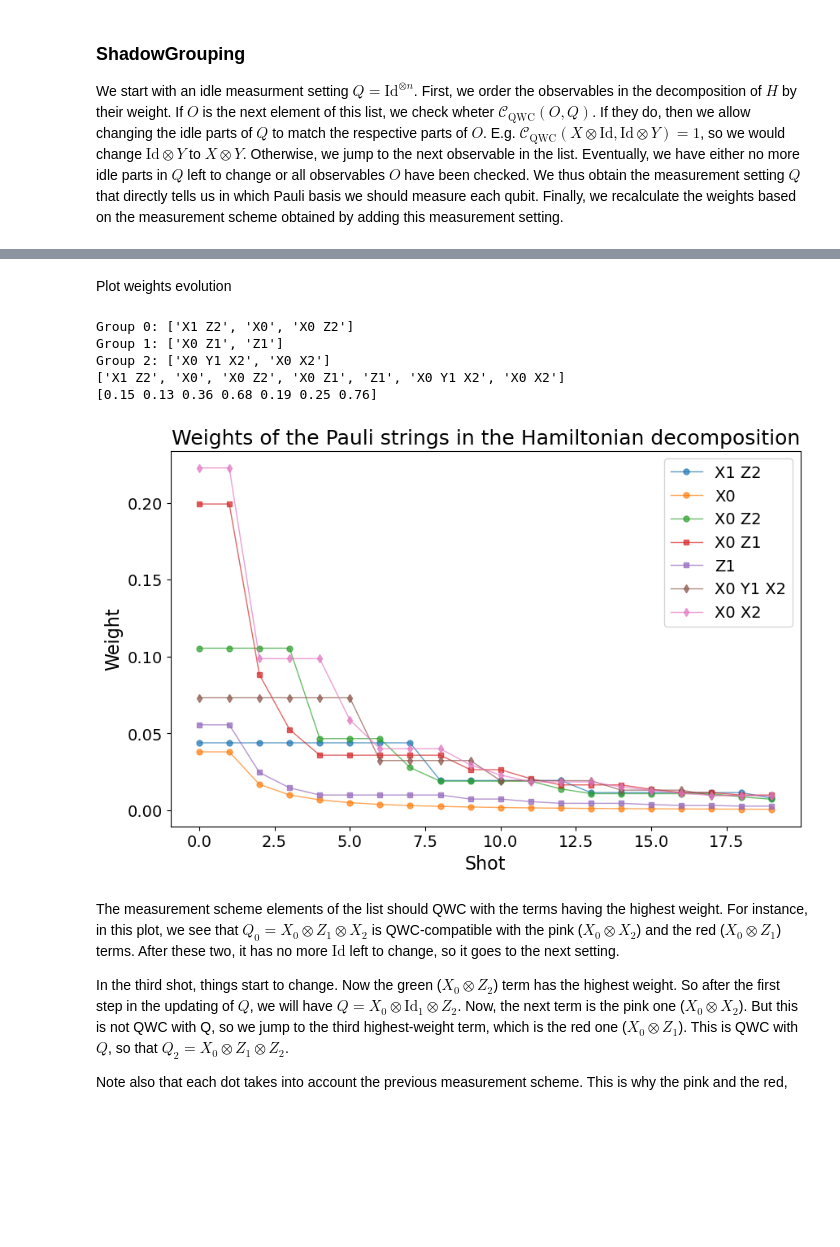
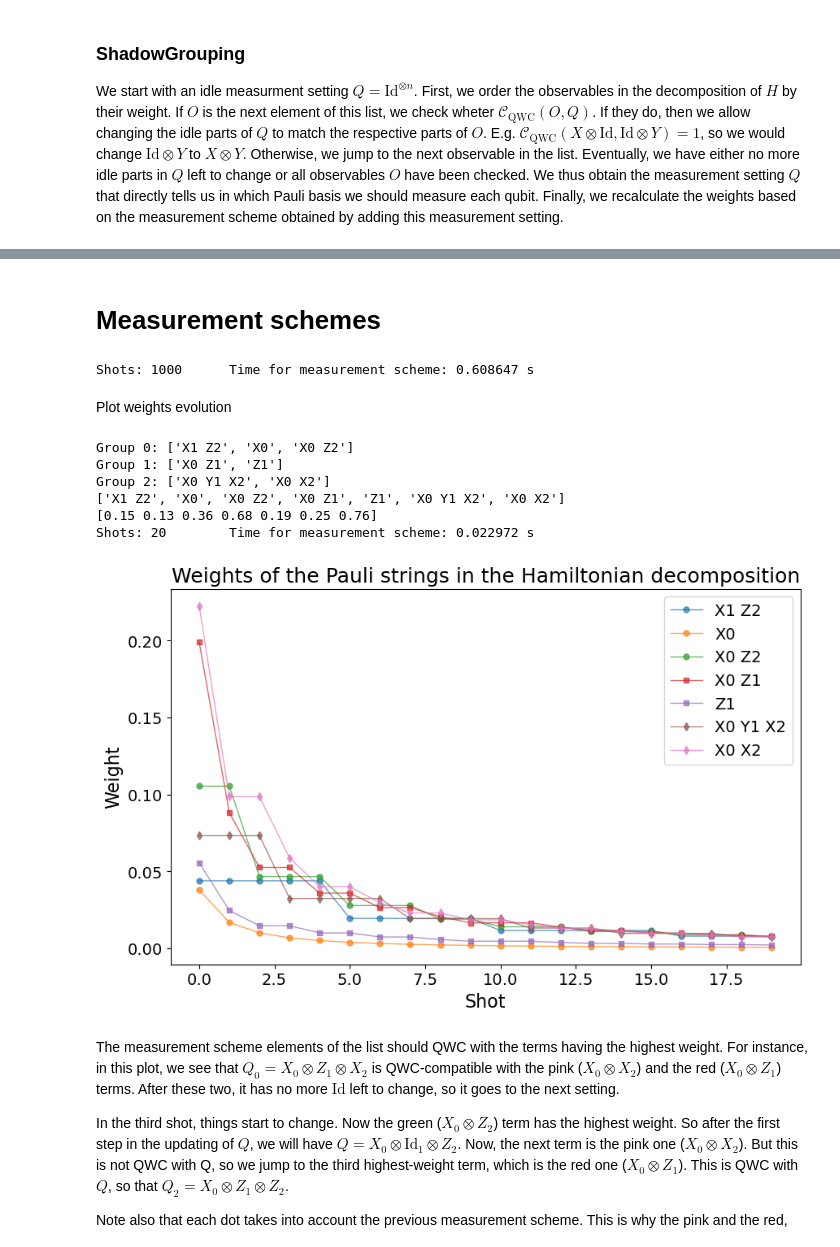
Before and after one commit to Marshhall/Physics_Thesis, a Jupyter notebook: shadow_grouping.ipynb, the cells around one changed output, grey strips where cells are left out. Cells and saved outputs as stored; diff of their text form; code cells hidden in the pictures; blank space fills up the shorter version.

Commit message:
Measurement scheme creation optimized
Now use integers to represent each measurement setting.

```diff
--- a/shadow_grouping.ipynb
+++ b/shadow_grouping.ipynb
@@ -156 +375,3 @@ We start with an idle measurment setting $Q = \text{Id}^{\otimes n}$. First, we
+# %% [markdown]
+# Measurement schemes
 # %%
@@ -309,3 +587,28 @@ def get_error_bound(H, meas_scheme, delta):
+# %%
+# n_shots = 20
+
+# Q = qml.Identity(wires=range(n_qubits))
+
+# format_pauli_string(H.ops, n_qubits)
+# print(H.ops)
+# for op in H.ops:
+#     print(format_pauli_string(op, n_qubits))
+
+# print(are_pauli_words_qwc(format_pauli_string(H.ops[0], n_qubits), format_pauli_string(H.ops[3], n_qubits)))
+# ham = format_hamiltonian(H)
+# ham
+
+
+# weights = get_obs_weights(np.array([format_pauli_string(Q, n_qubits)]), format_hamiltonian(H))
+# print("Weights:")
+# print(np.array(weights).real)
+# print(np.dot(coeffs, (np.sqrt(2) - 1) / (np.sqrt(2))))
+
+meas_scheme = get_measurement_scheme(format_hamiltonian(H), n_shots=1000)
+# meas_scheme[0]
+# meas_scheme_old = get_measurement_scheme_old(H, n_shots=1000, return_weights=False, return_compat_obs=False)
+# %% [output]
+Shots: 1000      Time for measurement scheme: 0.608647 s
 # %% [markdown]
 Plot weights evolution
 # %%
@@ -314,36 +617,38 @@ grouped_obs = [[H.ops[i] for i in indices] for indices in H.grouping_indices]
 for i, group in enumerate(grouped_obs):
     print(f"Group {i}: {[format_pauli_word(obs) for obs in group]}")
 
 print([format_pauli_word(op) for op in H.ops])
 print(H.coeffs)
 
-meas_scheme, weights_tracker = get_measurement_scheme(H=H, n_shots=20, return_weights=True)
+meas_scheme, weights_tracker = get_measurement_scheme(Ham=format_hamiltonian(H), n_shots=20, return_weights=True)
+weights_tracker = np.transpose(weights_tracker)
 
 marker_dict = {}
 markers = ['o', 's', 'd', '^', 'v', '<', '>', 'p', '*', 'h', 'H', '+', 'x', '|', '_']
 for group_idx, group in enumerate(grouped_obs):
     for obs in group:
         marker_dict[obs] = markers[group_idx % len(markers)]
 
 
 fig, ax = plt.subplots(figsize=(10, 6))
 
 for i in range(len(weights_tracker)):
     ax.plot(weights_tracker[i], marker=marker_dict[H.ops[i]], markersize=5, alpha=0.7, lw=1, label=format_pauli_word(H.ops[i]))
 
 ax.set_xlabel("Shot")
 ax.set_ylabel("Weight")
 ax.set_title("Weights of the Pauli strings in the Hamiltonian decomposition")
 ax.legend()
 plt.show()
-fig.savefig("weights.png", dpi=800)
+fig.savefig("Plots/weights.png", dpi=800)
 # %% [output]
 Group 0: ['X1 Z2', 'X0', 'X0 Z2']
 Group 1: ['X0 Z1', 'Z1']
 Group 2: ['X0 Y1 X2', 'X0 X2']
 ['X1 Z2', 'X0', 'X0 Z2', 'X0 Z1', 'Z1', 'X0 Y1 X2', 'X0 X2']
 [0.15 0.13 0.36 0.68 0.19 0.25 0.76]
+Shots: 20        Time for measurement scheme: 0.022972 s
-[figure, old version]
+[figure, new version]
 # %% [markdown]
 The measurement scheme elements of the list should QWC with the terms having the highest weight. For instance, in this plot, we see that $Q_0 = X_0 \otimes Z_1 \otimes X_2$ is QWC-compatible with the pink ($X_0\otimes X_2$) and the red ($X_0 \otimes Z_1$) terms. After these two, it has no more $\text{Id}$ left to change, so it goes to the next setting.
 
```
Also changed, not shown: parts of 11 cells of this notebook.
